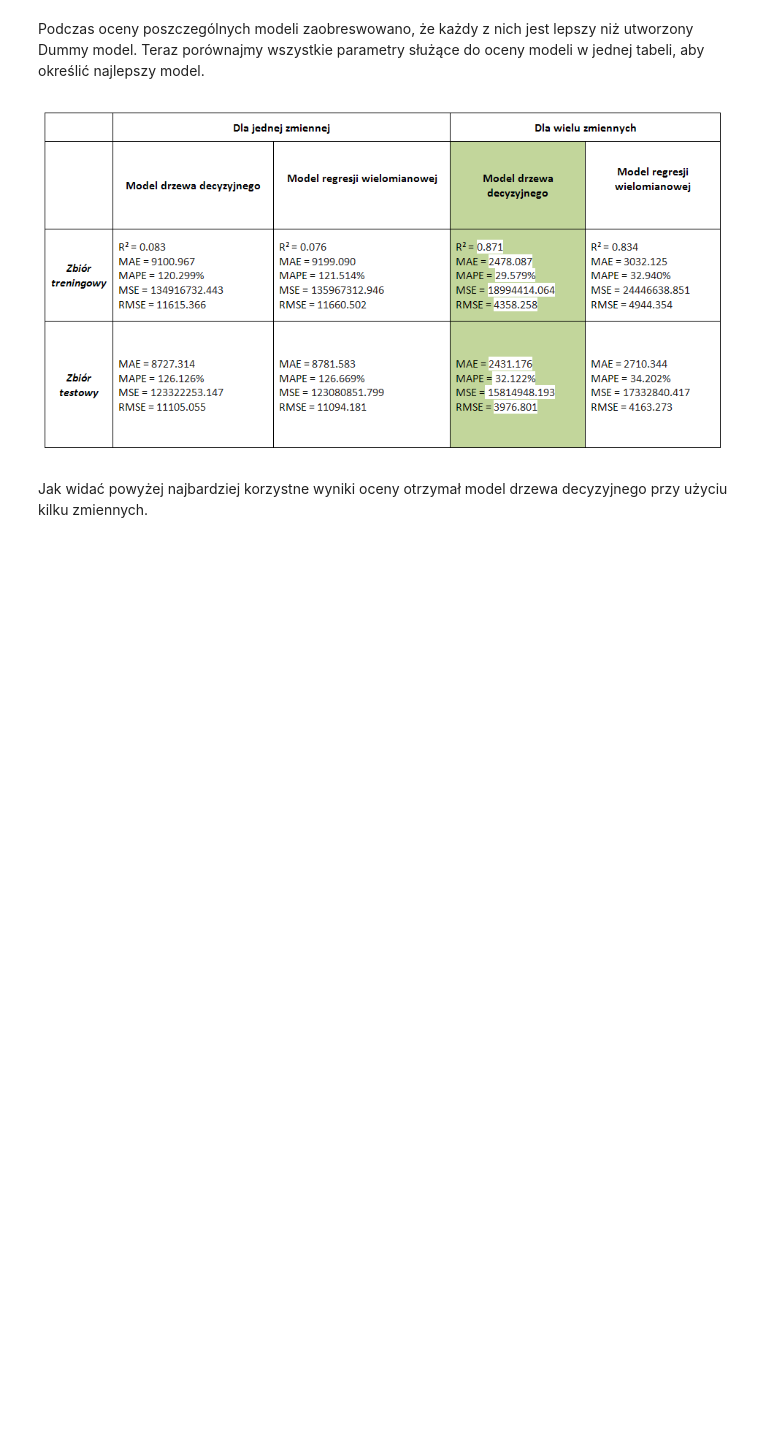
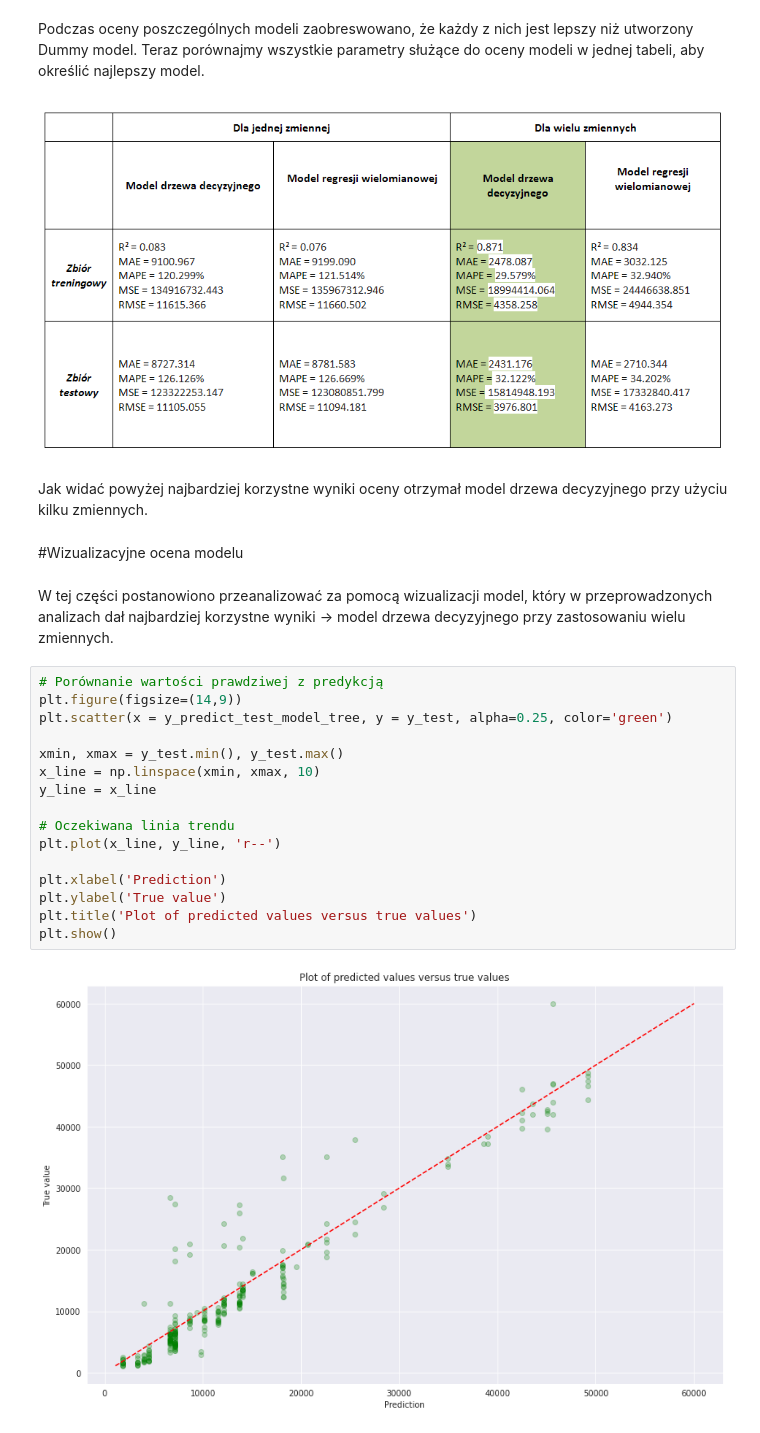
Before and after one commit to nataliasiennicka/cena_ubezpieczenia, a Jupyter notebook: cena_ubezpieczenia.ipynb, the cells around one changed output. Saved outputs shown, nothing was run; the diff lists cells and outputs as text; blank space fills up the shorter version.

Commit message:
Utworzono za pomocą Colaboratory

```diff
--- a/cena_ubezpieczenia.ipynb
+++ b/cena_ubezpieczenia.ipynb
@@ -813,3 +797,25 @@ Podczas oceny poszczególnych modeli zaobreswowano, że każdy z nich jest lepsz
 ![porownanie_modeli_tabela.PNG](embedded-picture-1)
 # %% [markdown]
 Jak widać powyżej najbardziej korzystne wyniki oceny otrzymał model drzewa decyzyjnego przy użyciu kilku zmiennych.
+# %% [markdown]
+#Wizualizacyjne ocena modelu
+# %% [markdown]
+W tej części postanowiono przeanalizować za pomocą wizualizacji model, który w przeprowadzonych analizach dał najbardziej korzystne wyniki -> model drzewa decyzyjnego przy zastosowaniu wielu zmiennych.
+# %%
+# Porównanie wartości prawdziwej z predykcją
+plt.figure(figsize=(14,9))
+plt.scatter(x = y_predict_test_model_tree, y = y_test, alpha=0.25, color='green')
+
+xmin, xmax = y_test.min(), y_test.max()
+x_line = np.linspace(xmin, xmax, 10)
+y_line = x_line
+
+# Oczekiwana linia trendu
+plt.plot(x_line, y_line, 'r--')
+
+plt.xlabel('Prediction')
+plt.ylabel('True value')
+plt.title('Plot of predicted values versus true values')
+plt.show()
+# %% [output]
+[figure, added]
```
Also changed, not shown: parts of 14 cells of this notebook.
